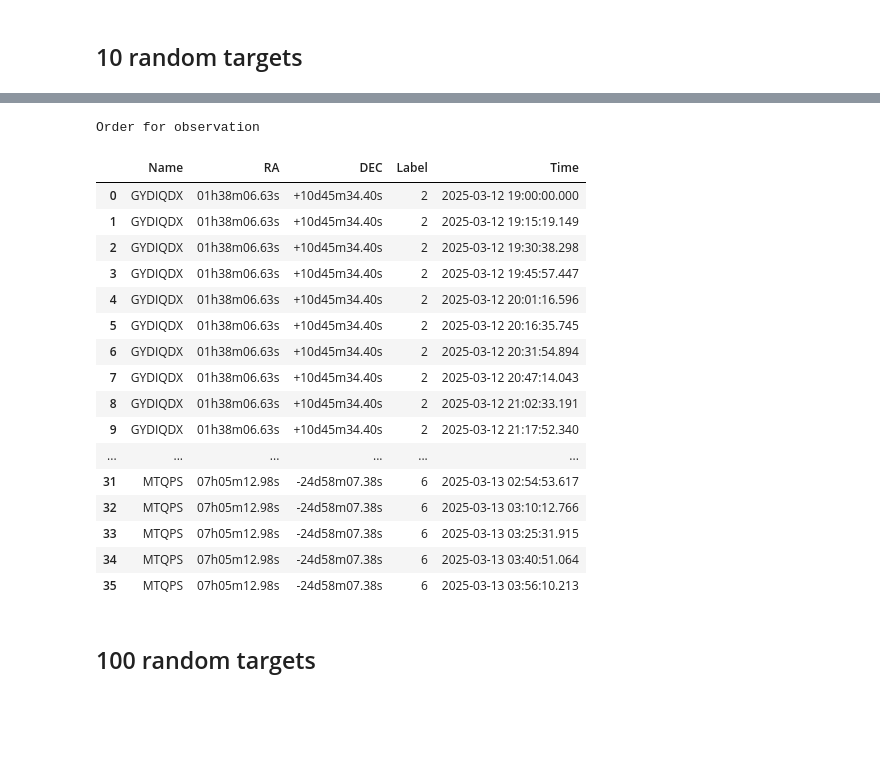
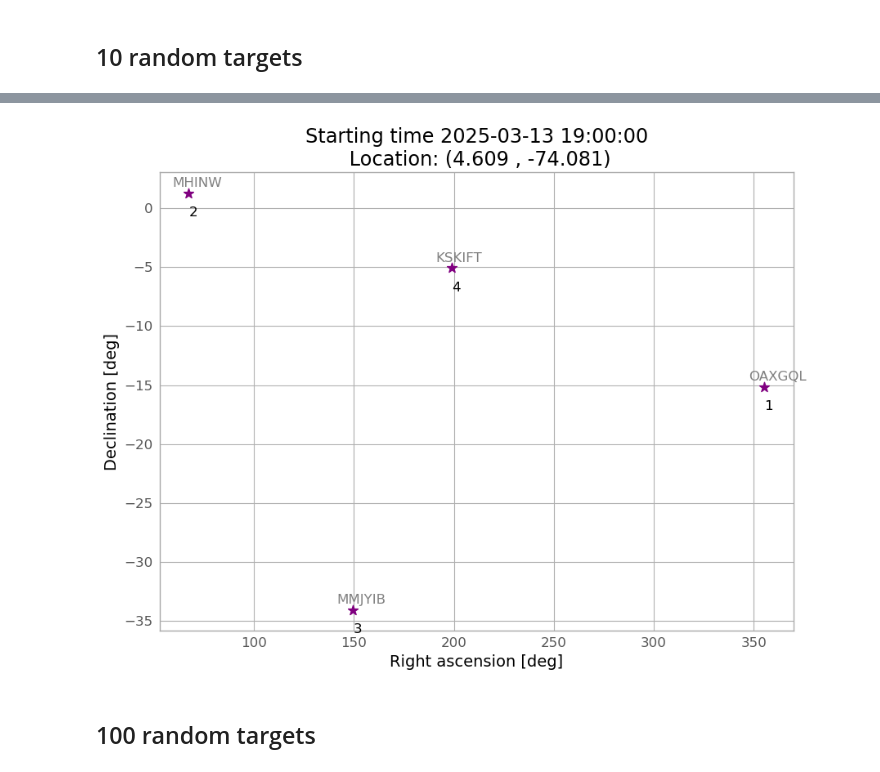
Before and after one commit to ccuellarn/Transient-Operation, a Jupyter notebook: Sketch.ipynb, the cells around one changed output, grey strips where cells are left out. Saved outputs shown, nothing was run; the diff lists cells and outputs as text; code cells hidden in the pictures; blank space fills up the shorter version.

```diff
--- a/Sketch.ipynb
+++ b/Sketch.ipynb
@@ -337,25 +339,28 @@ plt.show()
-# %%
-print('Order for observation')
-order
-# %% [output]
-Order for observation
-|  | Name | RA | DEC | Label | Time |
-| 0 | GYDIQDX | 01h38m06.63s | +10d45m34.40s | 2 | 2025-03-12 19:00:00.000 |
-| 1 | GYDIQDX | 01h38m06.63s | +10d45m34.40s | 2 | 2025-03-12 19:15:19.149 |
-| 2 | GYDIQDX | 01h38m06.63s | +10d45m34.40s | 2 | 2025-03-12 19:30:38.298 |
-| 3 | GYDIQDX | 01h38m06.63s | +10d45m34.40s | 2 | 2025-03-12 19:45:57.447 |
-| 4 | GYDIQDX | 01h38m06.63s | +10d45m34.40s | 2 | 2025-03-12 20:01:16.596 |
-| 5 | GYDIQDX | 01h38m06.63s | +10d45m34.40s | 2 | 2025-03-12 20:16:35.745 |
-| 6 | GYDIQDX | 01h38m06.63s | +10d45m34.40s | 2 | 2025-03-12 20:31:54.894 |
-| 7 | GYDIQDX | 01h38m06.63s | +10d45m34.40s | 2 | 2025-03-12 20:47:14.043 |
-| 8 | GYDIQDX | 01h38m06.63s | +10d45m34.40s | 2 | 2025-03-12 21:02:33.191 |
-| 9 | GYDIQDX | 01h38m06.63s | +10d45m34.40s | 2 | 2025-03-12 21:17:52.340 |
-| ... | ... | ... | ... | ... | ... |
-| 31 | MTQPS | 07h05m12.98s | -24d58m07.38s | 6 | 2025-03-13 02:54:53.617 |
-| 32 | MTQPS | 07h05m12.98s | -24d58m07.38s | 6 | 2025-03-13 03:10:12.766 |
-| 33 | MTQPS | 07h05m12.98s | -24d58m07.38s | 6 | 2025-03-13 03:25:31.915 |
-| 34 | MTQPS | 07h05m12.98s | -24d58m07.38s | 6 | 2025-03-13 03:40:51.064 |
-| 35 | MTQPS | 07h05m12.98s | -24d58m07.38s | 6 | 2025-03-13 03:56:10.213 |
+# %%
+plt.style.use(astropy_mpl_style)
+quantity_support()
+
+names = [i for i in order['Name'].drop_duplicates()]
+ra = [Angle(i, unit=u.deg).degree for i in order['RA'].drop_duplicates()]
+dec = [Angle(i, unit=u.deg).degree for i in order['DEC'].drop_duplicates()]
+orderlabels = [i for i in order['Label'].drop_duplicates()]
+
+plt.figure(figsize=(9, 7))
+
+plt.title('Starting time {}\n Location: ({} , {})'.format(date_i,observer[0],observer[1]))
+
+plt.scatter(ra,dec,color='purple',marker='*', s=80)
+for i in range(0, len(dec)):
+    plt.text(ra[i]-8, dec[i]+0.5, str(names[i]), color='grey')
+    plt.text(ra[i], dec[i]-2, str(i+1), color='k')
+
+plt.ylabel(r"Declination [deg]",fontsize=14)
+plt.xlabel(r'Right ascension [deg]',fontsize=14)
+plt.grid(True)
+plt.tight_layout()
+plt.show()
+# %% [output]
+[figure, added]
 # %% [markdown]
 ## 100 random targets
 # %%
```
Also changed, not shown: parts of 11 cells of this notebook, 6 other files.
